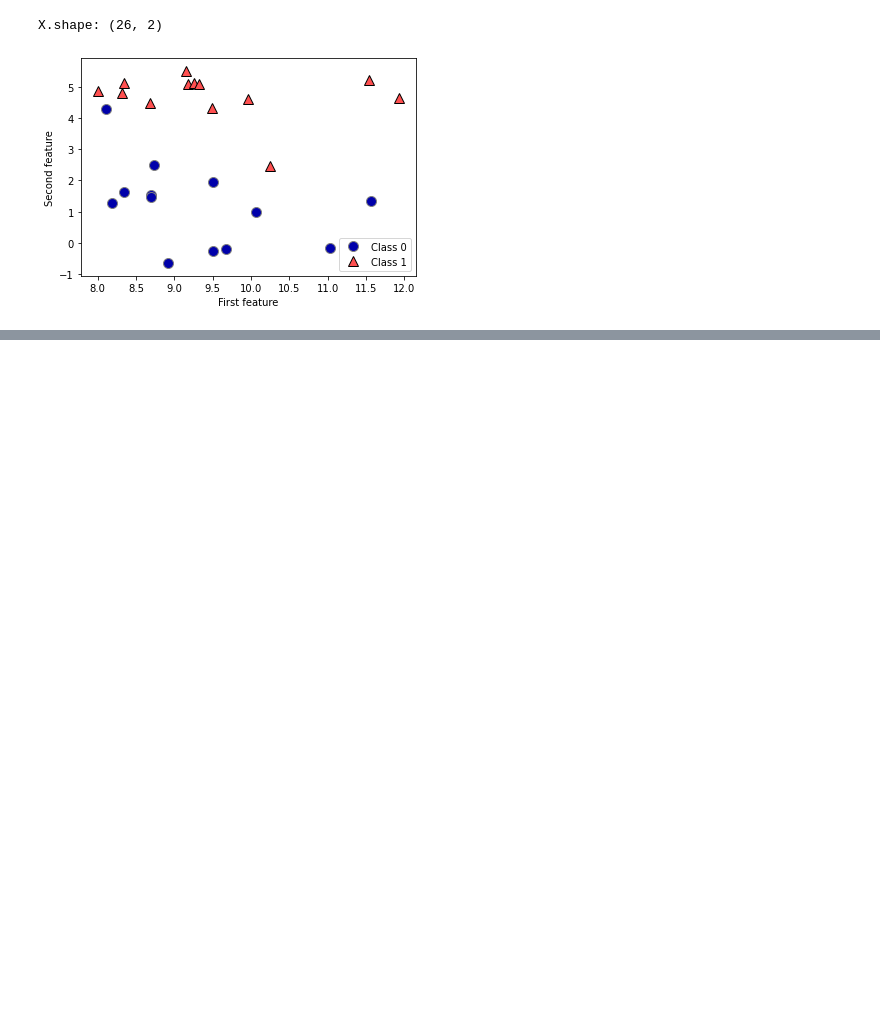
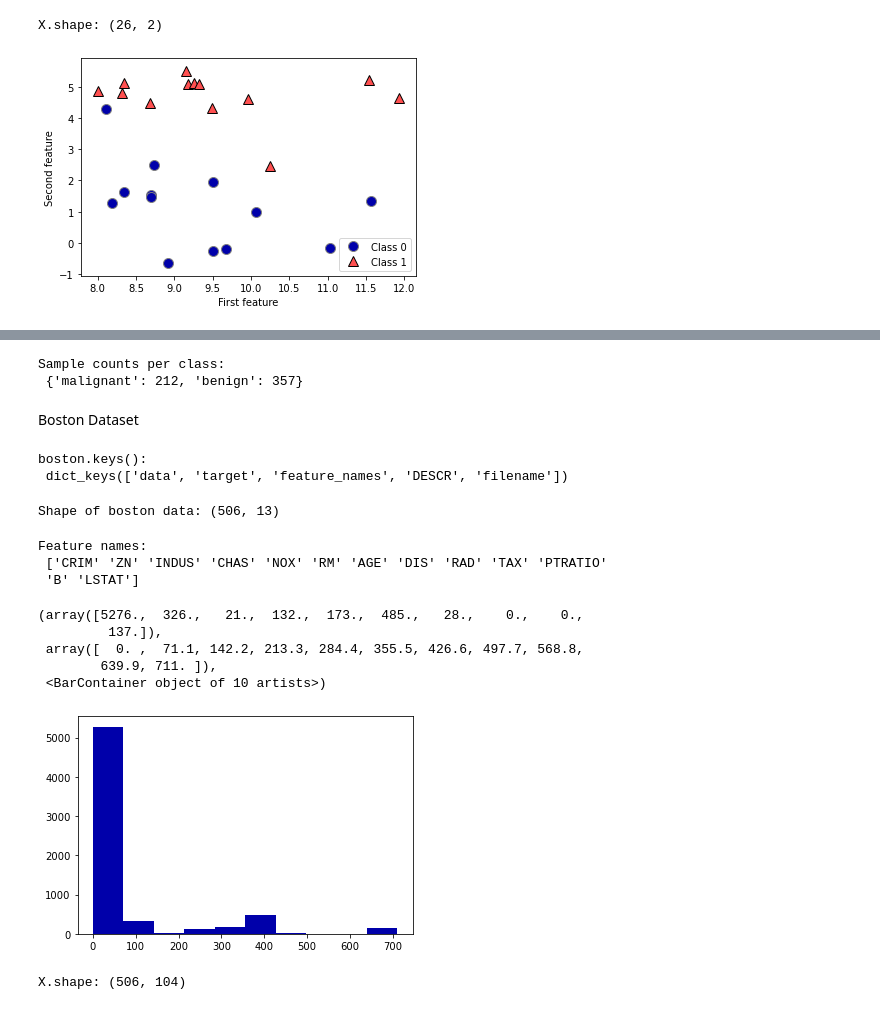
Before and after one commit to dlegoues/introduction_to_ml_with_python, a Jupyter notebook: 02-supervised-learning.ipynb, the cells around one changed output, grey strips where cells are left out. Cells and saved outputs as stored; diff of their text form; code cells hidden in the pictures; blank space fills up the shorter version.

```diff
--- a/02-supervised-learning.ipynb
+++ b/02-supervised-learning.ipynb
@@ -22,0 +58,40 @@ X.shape: (26, 2)
+# %%
+print("Sample counts per class:\n",
+      {n: v for n, v in zip(cancer.target_names, np.bincount(cancer.target))})
+# %% [output]
+Sample counts per class:
+ {'malignant': 212, 'benign': 357}
+# %% [markdown]
+Boston Dataset
+# %%
+from sklearn.datasets import load_boston
+boston = load_boston()
+print("boston.keys():\n", boston.keys())
+# %% [output]
+boston.keys():
+ dict_keys(['data', 'target', 'feature_names', 'DESCR', 'filename'])
+# %%
+print("Shape of boston data:", boston.data.shape)
+# %% [output]
+Shape of boston data: (506, 13)
+# %%
+print("Feature names:\n", boston.feature_names)
+# %% [output]
+Feature names:
+ ['CRIM' 'ZN' 'INDUS' 'CHAS' 'NOX' 'RM' 'AGE' 'DIS' 'RAD' 'TAX' 'PTRATIO'
+ 'B' 'LSTAT']
+# %%
+counts, bins = np.histogram(boston.data)
+plt.hist(bins[:-1], bins, weights=counts)
+# %% [output]
+(array([5276.,  326.,   21.,  132.,  173.,  485.,   28.,    0.,    0.,
+         137.]),
+ array([  0. ,  71.1, 142.2, 213.3, 284.4, 355.5, 426.6, 497.7, 568.8,
+        639.9, 711. ]),
+ <BarContainer object of 10 artists>)
+[figure, added]
+# %%
+X, y = mglearn.datasets.load_extended_boston()
+print("X.shape:", X.shape)
+# %% [output]
+X.shape: (506, 104)
```
Also changed, not shown: parts of 18 cells of this notebook.
